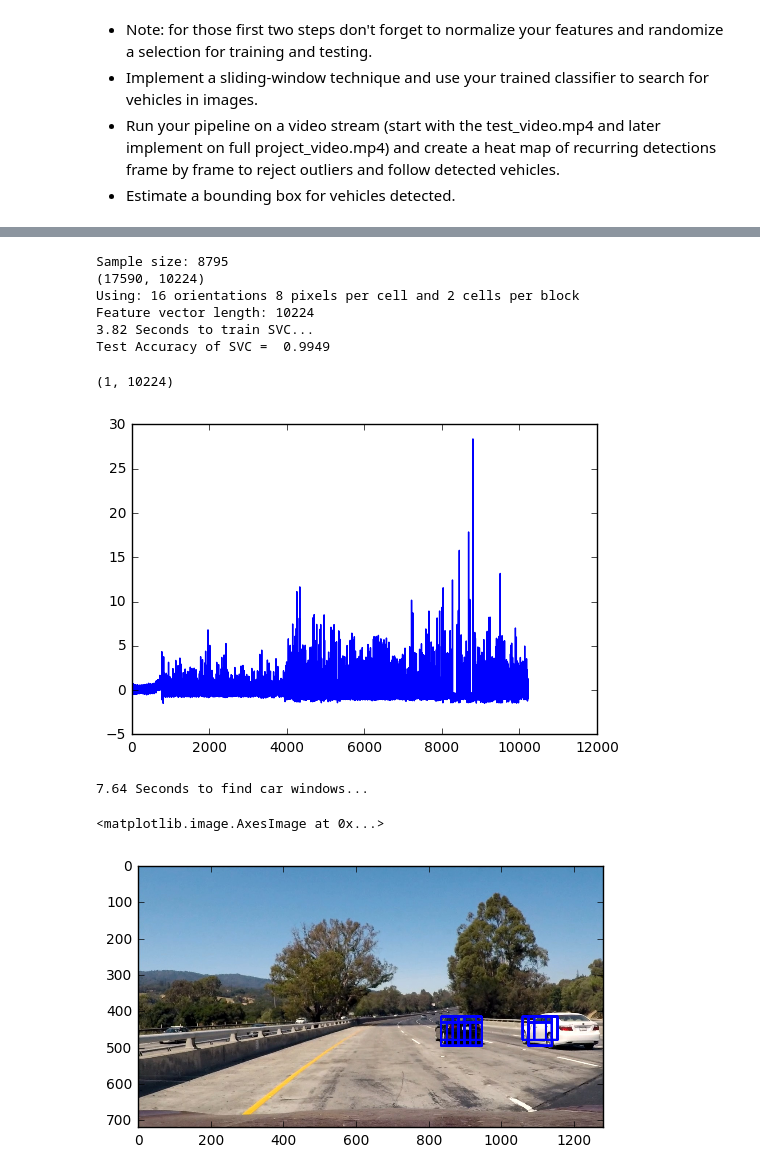
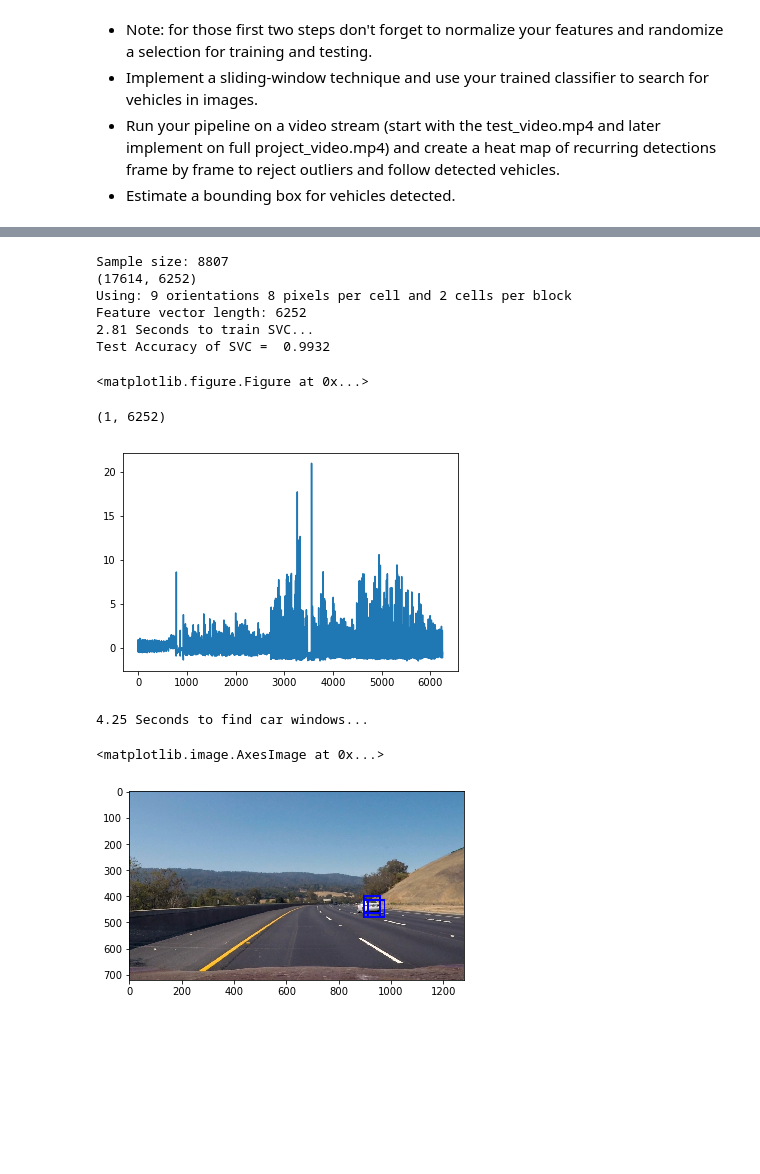
Before and after one commit to jocmom/CarND-Vehicle-Detection, a Jupyter notebook: P5.ipynb, the cells around one changed output, grey strips where cells are left out. Saved outputs shown, nothing was run; the diff lists cells and outputs as text; code cells hidden in the pictures; blank space fills up the shorter version.

```diff
--- a/P5.ipynb
+++ b/P5.ipynb
@@ -75,13 +76,13 @@ cars = car_files[0:sample_size]
 notcars = notcar_files[0:sample_size]
 
 ### TODO: Tweak these parameters and see how the results change.
-color_space = 'YCrCb' # Can be RGB, HSV, LUV, HLS, YUV, YCrCb
-orient = 16  # HOG orientations
+color_space = 'YUV' # Can be RGB, HSV, LUV, HLS, YUV, YCrCb
+orient = 9  # HOG orientations
 pix_per_cell = 8 # HOG pixels per cell
 cell_per_block = 2 # HOG cells per block
 hog_channel = 'ALL' # Can be 0, 1, 2, or "ALL"
 spatial_size = (16, 16) # Spatial binning dimensions
-hist_bins = 16    # Number of histogram bins
+hist_bins = 64    # Number of histogram bins
 spatial_feat = True # Spatial features on or off
 hist_feat = True # Histogram features on or off
 hog_feat = True # HOG features on or off
@@ -132,12 +133,13 @@ def train_svc():
 
 svc, X_scaler = train_svc()
 # %% [output]
-Sample size: 8795
-(17590, 10224)
-Using: 16 orientations 8 pixels per cell and 2 cells per block
-Feature vector length: 10224
-3.82 Seconds to train SVC...
-Test Accuracy of SVC =  0.9949
+Sample size: 8807
+(17614, 6252)
+Using: 9 orientations 8 pixels per cell and 2 cells per block
+Feature vector length: 6252
+2.81 Seconds to train SVC...
+Test Accuracy of SVC =  0.9932
+<matplotlib.figure.Figure at 0x...>
 # %%
 # save SVM data
 def save_classifier(file='svm.p'):
@@ -174,7 +187,7 @@ def load_classifier(file='svm.p'):
         raise
 # %%
 %run feature_extraction.py
-image = snd.imread(test_files[0])
+image = snd.imread(test_files[1])
 draw_image = np.copy(image)
 
 # Uncomment the following line if you extracted training
@@ -182,36 +195,36 @@ draw_image = np.copy(image)
 # image you are searching is a .jpg (scaled 0 to 255)
 #image = image.astype(np.float32)/255
 y_start_stop = [400, 680] # Min and max in y to search in slide_window()
 window_sizes=[(64, 128)]
 
 windows = slide_window(image, x_start_stop=[None, None], y_start_stop=y_start_stop,
                     xy_window=(64, 64), xy_overlap=(0.75, 0.75))
 
 
 windows = []
 for w in range(64, 128, 64):
     win = slide_window(image, x_start_stop=[None, None], y_start_stop=y_start_stop, \
                        xy_window=(w, w), xy_overlap=(0.75, 0.75))
     windows += win
 
 t=time.time()
 hot_windows = search_windows(image, windows, svc, X_scaler, color_space=color_space,
                         spatial_size=spatial_size, hist_bins=hist_bins,
                         orient=orient, pix_per_cell=pix_per_cell,
                         cell_per_block=cell_per_block,
                         hog_channel=hog_channel, spatial_feat=spatial_feat,
                         hist_feat=hist_feat, hog_feat=hog_feat)
 t2 = time.time()
 print(round(t2-t, 2), 'Seconds to find car windows...')
 
 window_img = draw_boxes(draw_image, hot_windows, color=(0, 0, 255), thick=6)
 
 plt.imshow(window_img)
 # %% [output]
-(1, 10224)
+(1, 6252)
-[figure, old version]
+[figure, new version]
-7.64 Seconds to find car windows...
+4.25 Seconds to find car windows...
 <matplotlib.image.AxesImage at 0x...>
-[figure, old version]
+[figure, new version]
 # %%
 %run feature_extraction.py
```
Also changed, not shown: parts of 8 cells of this notebook.
